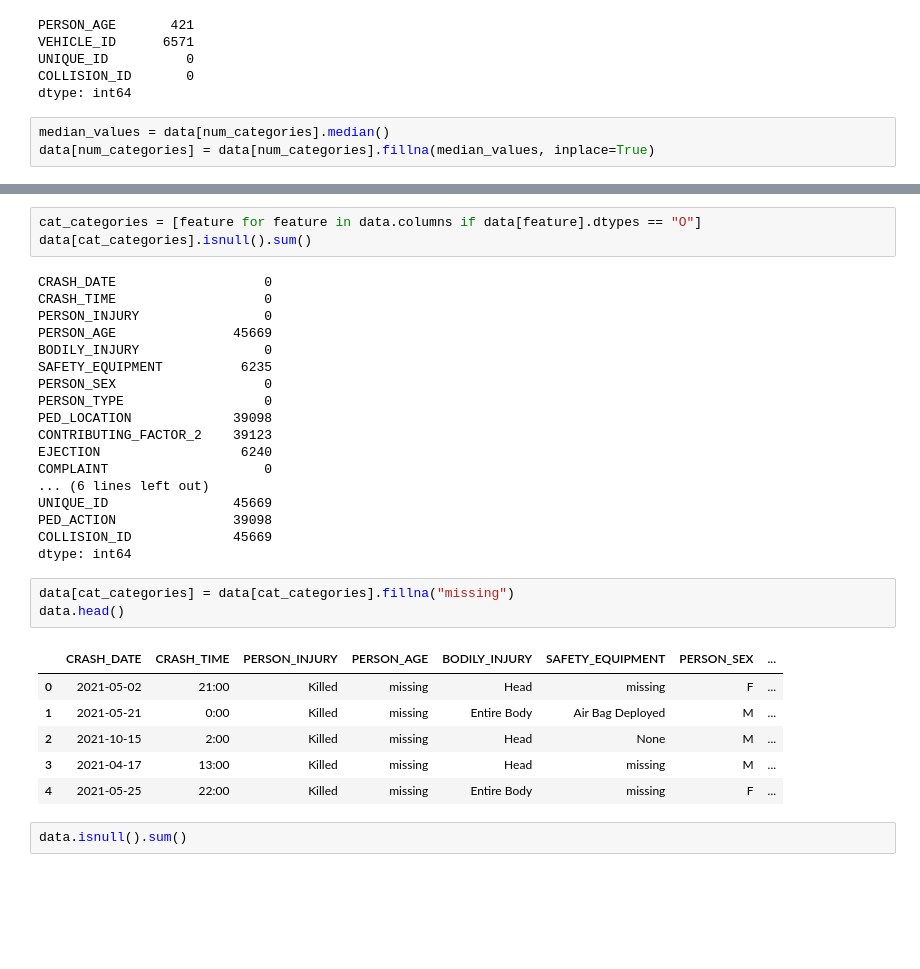
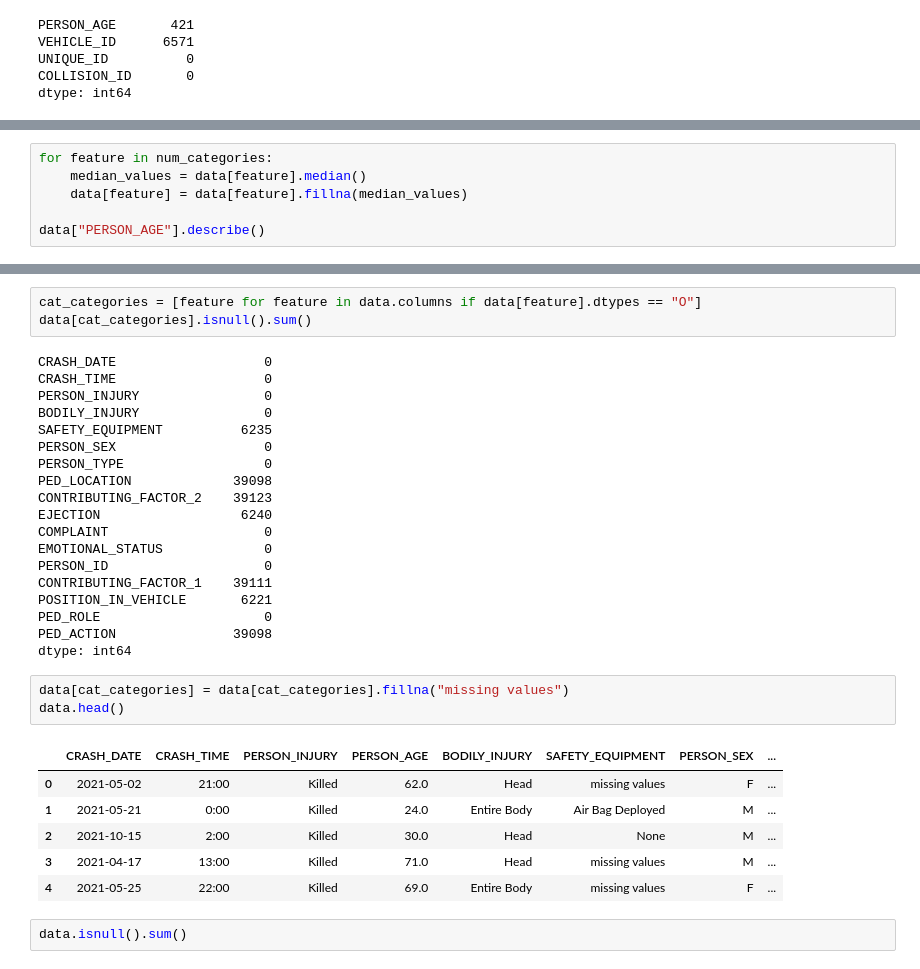
Before and after one commit to everydaycodings/Data-Science-End-To-End-Notebook-Project, a Jupyter notebook: NYC_Motor_Vehicle_Collisions_to_Person.ipynb, the cells around one changed output, grey strips where cells are left out. Saved outputs shown, nothing was run; the diff lists cells and outputs as text; blank space fills up the shorter version.

Commit message:
EDA on NYC Motor Vehicle Collisions_to_person.ipynb

```diff
--- a/NYC_Motor_Vehicle_Collisions_to_Person.ipynb
+++ b/NYC_Motor_Vehicle_Collisions_to_Person.ipynb
@@ -54,6 +54,3 @@ VEHICLE_ID      6571
 UNIQUE_ID          0
 COLLISION_ID       0
 dtype: int64
-# %%
-median_values = data[num_categories].median()
-data[num_categories] = data[num_categories].fillna(median_values, inplace=True)
@@ -64,0 +57,6 @@ See the caveats in the documentation: https://pandas.pydata.org/pandas-docs/stab
+# %%
+for feature in num_categories:
+    median_values = data[feature].median()
+    data[feature] = data[feature].fillna(median_values)
+
+data["PERSON_AGE"].describe()
@@ -69,7 +77,6 @@ data[cat_categories].isnull().sum()
 CRASH_DATE                   0
 CRASH_TIME                   0
 PERSON_INJURY                0
-PERSON_AGE               45669
 BODILY_INJURY                0
 SAFETY_EQUIPMENT          6235
 PERSON_SEX                   0
@@ -78,21 +85,23 @@ PED_LOCATION             39098
 CONTRIBUTING_FACTOR_2    39123
 EJECTION                  6240
 COMPLAINT                    0
-... (6 lines left out)
-UNIQUE_ID                45669
+EMOTIONAL_STATUS             0
+PERSON_ID                    0
+CONTRIBUTING_FACTOR_1    39111
+POSITION_IN_VEHICLE       6221
+PED_ROLE                     0
 PED_ACTION               39098
-COLLISION_ID             45669
 dtype: int64
 # %%
-data[cat_categories] = data[cat_categories].fillna("missing")
+data[cat_categories] = data[cat_categories].fillna("missing values")
 data.head()
 # %% [output]
 |  | CRASH_DATE | CRASH_TIME | PERSON_INJURY | PERSON_AGE | BODILY_INJURY | SAFETY_EQUIPMENT | PERSON_SEX | ... |
-| 0 | 2021-05-02 | 21:00 | Killed | missing | Head | missing | F | ... |
-| 1 | 2021-05-21 | 0:00 | Killed | missing | Entire Body | Air Bag Deployed | M | ... |
-| 2 | 2021-10-15 | 2:00 | Killed | missing | Head | None | M | ... |
-| 3 | 2021-04-17 | 13:00 | Killed | missing | Head | missing | M | ... |
-| 4 | 2021-05-25 | 22:00 | Killed | missing | Entire Body | missing | F | ... |
+| 0 | 2021-05-02 | 21:00 | Killed | 62.0 | Head | missing values | F | ... |
+| 1 | 2021-05-21 | 0:00 | Killed | 24.0 | Entire Body | Air Bag Deployed | M | ... |
+| 2 | 2021-10-15 | 2:00 | Killed | 30.0 | Head | None | M | ... |
+| 3 | 2021-04-17 | 13:00 | Killed | 71.0 | Head | missing values | M | ... |
+| 4 | 2021-05-25 | 22:00 | Killed | 69.0 | Entire Body | missing values | F | ... |
 # %%
 data.isnull().sum()
 # %% [output]
```
Also changed, not shown: parts of 8 cells of this notebook.
